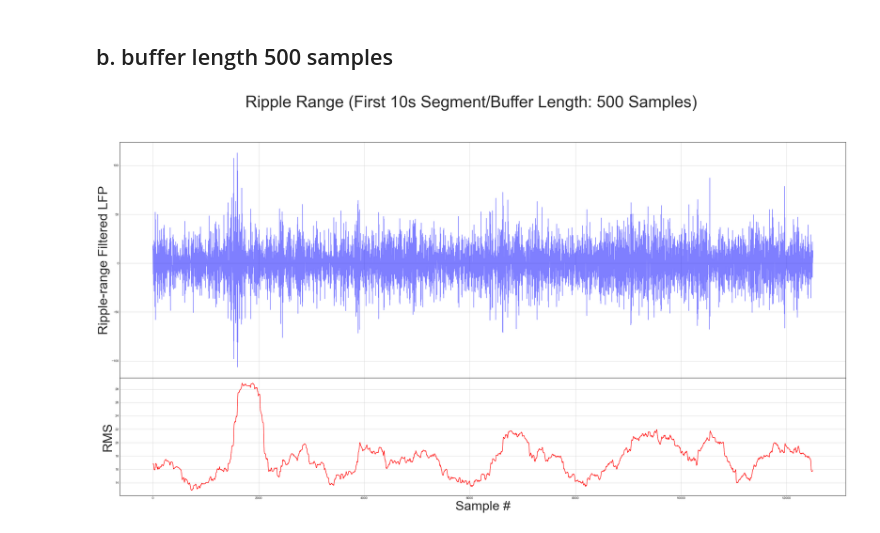
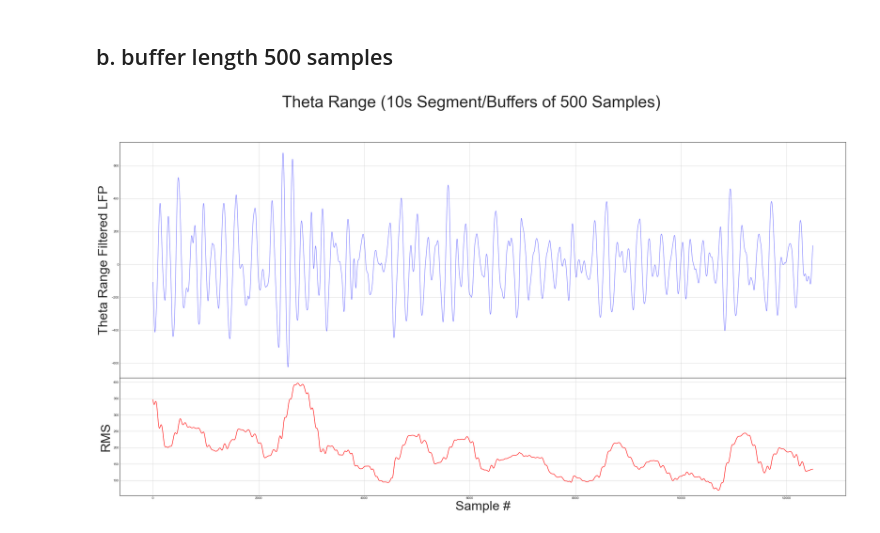
Before and after one commit to JhanLiufu/SWRControl2021_Yu, a Jupyter notebook: OfflineTest.ipynb, the cells around one changed output. Drawn from its saved outputs; the diff is of its cells as text; code cells hidden in the pictures.

Commit message:
Plot for theta and sharp-wave bands

```diff
--- a/OfflineTest.ipynb
+++ b/OfflineTest.ipynb
@@ -100,7 +100,8 @@ for i in data['data']:
 # %%
-ripple_range_filtered_data = bandpass_filter('butterworth', lfp_data, lfp_sampling_rate, 1, 140, 225)
-sharp_wave_range_filtered_data = bandpass_filter('butterworth', lfp_data, lfp_sampling_rate, 1, 5, 15)
-gamma_range_filtered_data = bandpass_filter('butterworth', lfp_data, lfp_sampling_rate, 1, 20, 40)
+#ripple_range_filtered_data = bandpass_filter('butterworth', lfp_data, lfp_sampling_rate, 1, 140, 225)
+#sharp_wave_range_filtered_data = bandpass_filter('butterworth', lfp_data, lfp_sampling_rate, 1, 5, 15)
+#gamma_range_filtered_data = bandpass_filter('butterworth', lfp_data, lfp_sampling_rate, 1, 20, 40)
+theta_range_filtered_data = bandpass_filter('butterworth', lfp_data, lfp_sampling_rate, 1, 4, 8)
 # %% [markdown]
 # （5）Offline testing workflow (all ranges, full length)
 # %%
@@ -273,34 +274,42 @@ plt.show()
 # %% [markdown]
 ## b. buffer length 500 samples
 # %%
-ripple_rms_history_short_buffer500 = []
+#ripple_rms_history_short_buffer500 = []
+#sw_rms_history_short_buffer500 = []
+theta_rms_history_short_buffer500 = []
 
 for i in range(2499,14999):
-    ripple_buffer_short_500 = ripple_range_filtered_data[i-499:i]
-    ripple_rms_history_short_buffer500.append(calculate_rms(ripple_buffer_short_500))
-
-#print(ripple_buffer_short_500)
-#plt.plot(ripple_rms_history_short_buffer500,color='r',alpha=0.5)
-#plt.plot(ripple_range_filtered_data[2499:14999],color='b',alpha=0.5)
-#plt.show()
+    #ripple_buffer_short_500 = ripple_range_filtered_data[i-499:i]
+    #ripple_rms_history_short_buffer500.append(calculate_rms(ripple_buffer_short_500))
+    theta_buffer_short_500 = theta_range_filtered_data[i-499:i]
+    theta_rms_history_short_buffer500.append(calculate_rms(theta_buffer_short_500))
 # %%
 fig6 = plt.figure(figsize=(40,20))
 grid = plt.GridSpec(6,1,wspace=0.5, hspace=0)
 ax1 = plt.subplot(grid[0:4,0:1])
 ax2 = plt.subplot(grid[4:6,0:1])
 
-#ax1.plot(lfp_data[2499:14999],color='k',alpha=0.5)
-ax1.plot(ripple_range_filtered_data[2499:14999],color='b',alpha=0.5)
+#ax1.plot(ripple_range_filtered_data[2499:14999],color='b',alpha=0.5)
+#ax1.plot(sharp_wave_range_filtered_data[2499:14999],color='b',alpha=0.5)
+ax1.plot(theta_range_filtered_data[2499:14999],color='b',alpha=0.5)
 ax1.grid(True)
-ax1.set_ylabel('Ripple-range Filtered LFP',fontsize=40)
-ax2.plot(ripple_rms_history_short_buffer500,color='r')
+#ax1.set_ylabel('Ripple-range Filtered LFP',fontsize=40)
+#ax1.set_ylabel('Sharp-wave Range Filtered LFP',fontsize=40)
+ax1.set_ylabel('Theta Range Filtered LFP',fontsize=40)
+#ax2.plot(ripple_rms_history_short_buffer500,color='r')
+#ax2.plot(sw_rms_history_short_buffer500,color='r')
+ax2.plot(theta_rms_history_short_buffer500,color='r')
 ax2.grid(True)
 ax2.set_xlabel('Sample #',fontsize=40)
 ax2.set_ylabel('RMS',fontsize=40)
 
 plt.style.use('seaborn-white')
-plt.suptitle('Ripple Range (First 10s Segment/Buffer Length: 500 Samples)',fontsize=50)
-#plt.savefig(r'C:\Users\John LauFoo\Desktop\fig6.png')
+#plt.suptitle('Ripple Range (10s Segment/Buffers of 500 Samples)',fontsize=50)
+#plt.savefig(r'C:\Users\John LauFoo\Desktop\ripple_10s_500_rms+filtered.png')
+#plt.suptitle('Sharp Wave Range (10s Segment/Buffers of 500 Samples)',fontsize=50)
+#plt.savefig(r'C:\Users\John LauFoo\Desktop\sharp_wave_10s_500_rms+filtered.png')
+plt.suptitle('Theta Range (10s Segment/Buffers of 500 Samples)',fontsize=50)
+plt.savefig(r'C:\Users\John LauFoo\Desktop\theta_10s_500_rms+filtered.png')
 plt.show()
 # %% [output]
-[figure, old version]
+[figure, new version]
```
Also changed, not shown: parts of 8 cells of this notebook.
